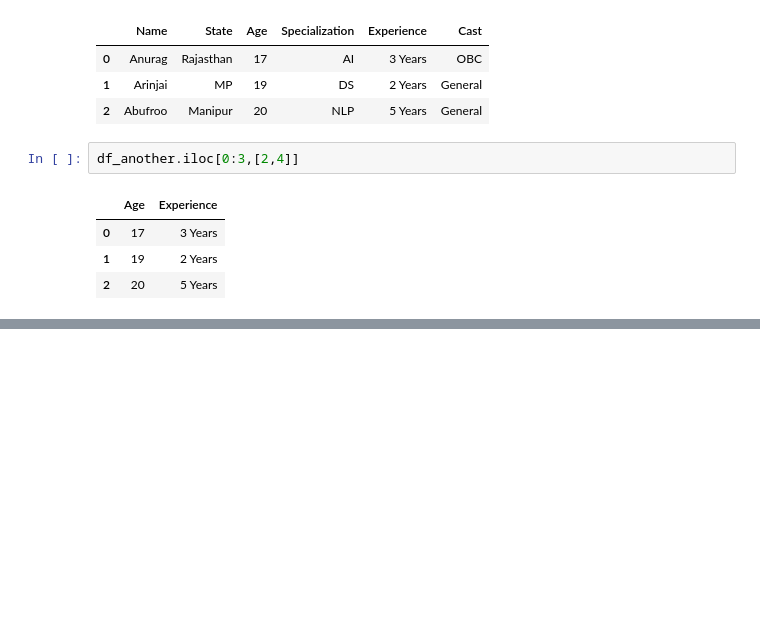
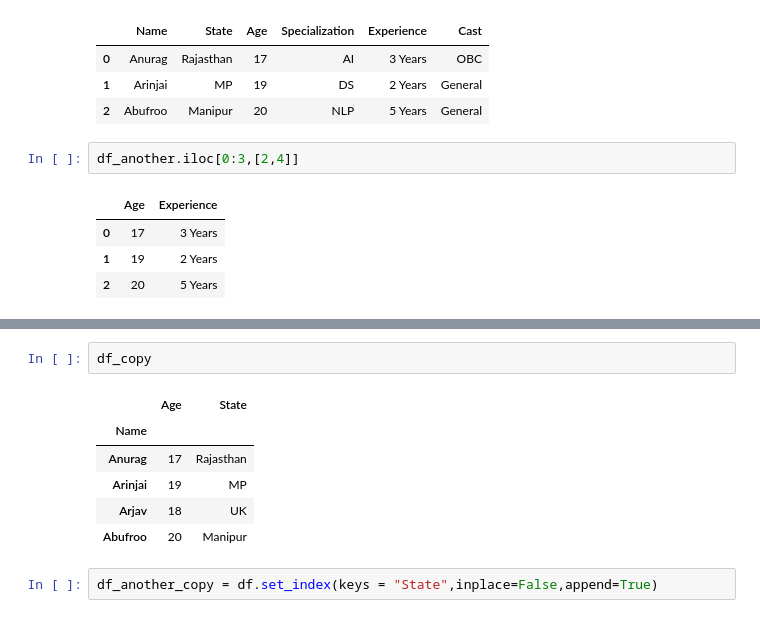
Before and after one commit to Dhakad-Anurag/Practice-Pandas, a Jupyter notebook: src.ipynb, the cells around one changed output, grey strips where cells are left out. Drawn from its saved outputs; the diff is of its cells as text; blank space fills up the shorter version.

```diff
--- a/src.ipynb
+++ b/src.ipynb
@@ -173,0 +186,11 @@ df_another.iloc[0:3,[2,4]]
+# %%
+df_copy
+# %% [output]
+|  | Age | State |
+| Name |  |  |
+| Anurag | 17 | Rajasthan |
+| Arinjai | 19 | MP |
+| Arjav | 18 | UK |
+| Abufroo | 20 | Manipur |
+# %%
+df_another_copy = df.set_index(keys = "State",inplace=False,append=True)
```
Also changed, not shown: parts of 4 cells of this notebook.
